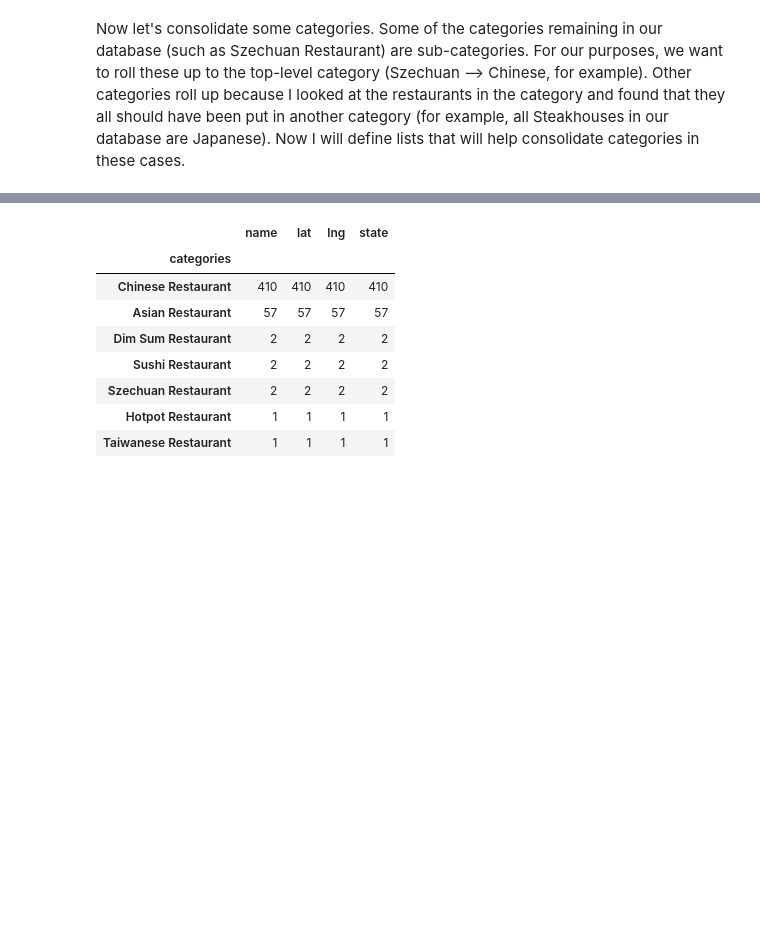
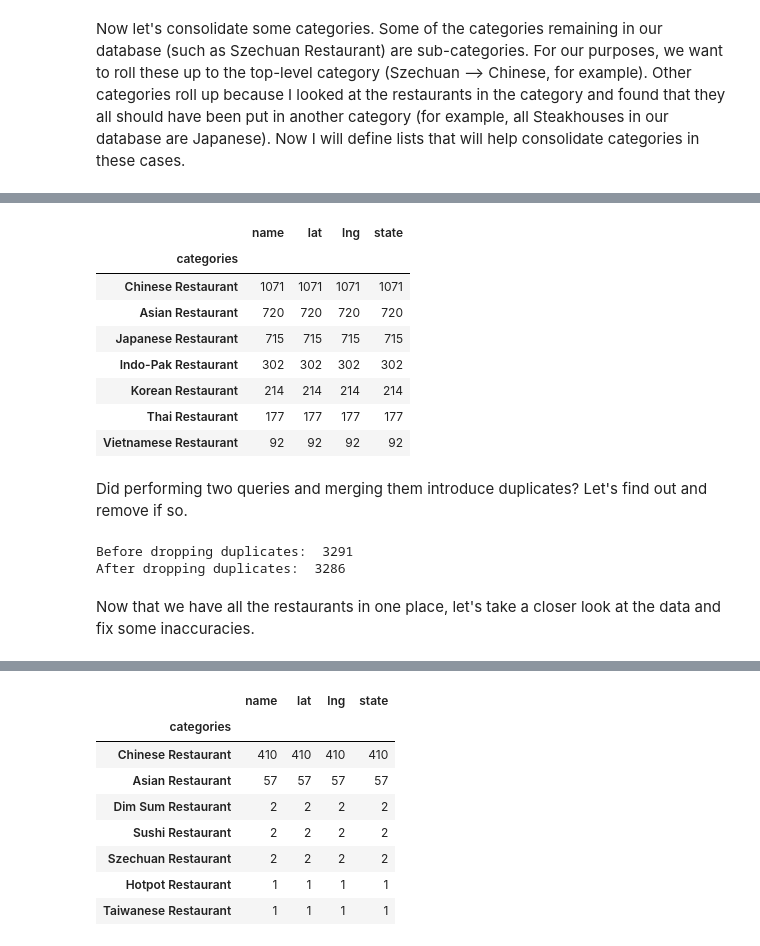
Before and after one commit to JamesDCage/Final-Week-0, a Jupyter notebook: Extracting_Data_from_Foursquare.ipynb, the cells around one changed output, grey strips where cells are left out. Drawn from its saved outputs; the diff is of its cells as text; code cells hidden in the pictures; blank space fills up the shorter version.

```diff
--- a/Extracting_Data_from_Foursquare.ipynb
+++ b/Extracting_Data_from_Foursquare.ipynb
@@ -419,0 +515,23 @@ roll_up
+# %%
+df_georgia.groupby('categories').count().sort_values(by=['name'], ascending=False)
+# %% [output]
+|  | name | lat | lng | state |
+| categories |  |  |  |  |
+| Chinese Restaurant | 1071 | 1071 | 1071 | 1071 |
+| Asian Restaurant | 720 | 720 | 720 | 720 |
+| Japanese Restaurant | 715 | 715 | 715 | 715 |
+| Indo-Pak Restaurant | 302 | 302 | 302 | 302 |
+| Korean Restaurant | 214 | 214 | 214 | 214 |
+| Thai Restaurant | 177 | 177 | 177 | 177 |
+| Vietnamese Restaurant | 92 | 92 | 92 | 92 |
+# %% [markdown]
+Did performing two queries and merging them introduce duplicates? Let's find out and remove if so.
+# %%
+print("Before dropping duplicates: ",df_georgia.shape[0])
+df_georgia = df_georgia.drop_duplicates(keep='first')
+print("After dropping duplicates: ",df_georgia.shape[0])
+# %% [output]
+Before dropping duplicates:  3291
+After dropping duplicates:  3286
+# %% [markdown]
+Now that we have all the restaurants in one place, let's take a closer look at the data and fix some inaccuracies.
```
Also changed, not shown: parts of 28 cells of this notebook, 1 other file.
